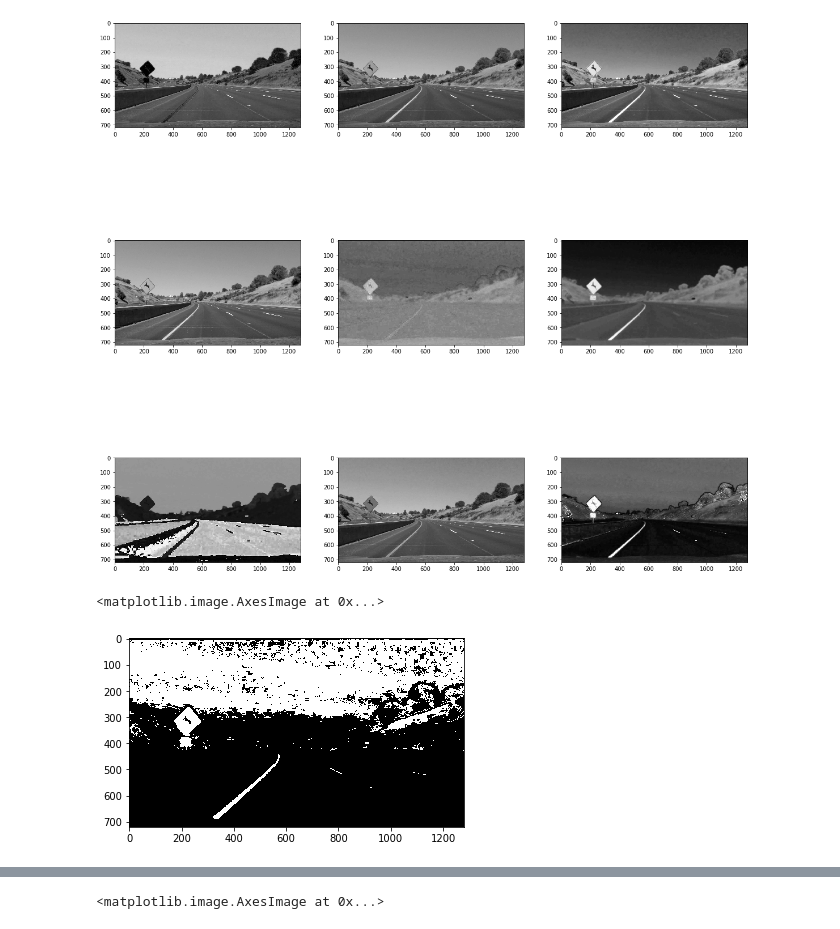
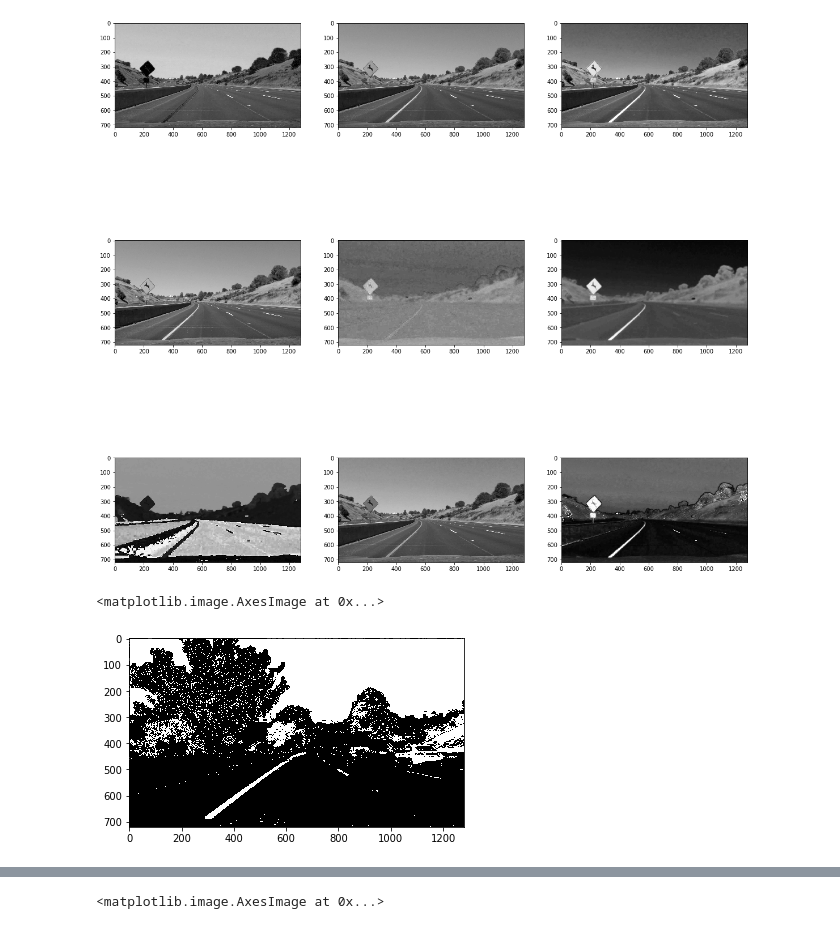
Before and after one commit to alexfjw/carND-Advanced-Lane-Lines, a Jupyter notebook: project_nb.ipynb, the cells around one changed output, grey strips where cells are left out. Cells and saved outputs as stored; diff of their text form; code cells hidden in the pictures.

```diff
--- a/project_nb.ipynb
+++ b/project_nb.ipynb
@@ -114,26 +114,41 @@ axs[8].imshow(test_image_S, cmap='gray')
 # %% [output]
 <matplotlib.image.AxesImage at 0x...>
 [figure]
-# %%
-
-def sobel_with_thresholding(img, s_thresh=(100, 255), l_thresh=(40,255)):
-    img = np.copy(img)
-
-    hls = cv2.cvtColor(img, cv2.COLOR_BGR2HLS).astype(np.float)
-    s_channel = hls[:,:,2]
-    l_channel = hls[:,:,1]
-
-    s_binary = np.zeros_like(s_channel)
-    s_binary[(s_channel >= s_thresh[0]) & (s_channel <= s_thresh[1])] = 1
-
-    l_binary = np.zeros_like(s_channel)
-    l_binary[(l_channel >= l_thresh[0]) & (l_channel <= l_thresh[1])] = 1
-
-    binary = np.zeros_like(s_channel)
-    binary[(l_binary == 1) & (s_binary == 1)] = 1
-    return 255*binary.astype('uint8')
-
-plt.imshow(sobel_with_thresholding(test_image_BGR), cmap='gray')
-# %% [output]
-<matplotlib.image.AxesImage at 0x...>
-[figure, removed]
+# %%
+def apply_filters(img):
+    sobel_kernel=3
+    angle_threshold =(0.8, 1.2)
+    magnitude_threshold =(45,255)
+    sat_threshold =(75,255)
+    lightness_threshold = 40
+
+    gray = cv2.cvtColor(img, cv2.COLOR_BGR2GRAY)
+    sobel_x = cv2.Sobel(gray, cv2.CV_64F, 1, 0, ksize=sobel_kernel)
+    sobel_y = cv2.Sobel(gray, cv2.CV_64F, 0, 1, ksize=sobel_kernel)
+    absx = np.abs(sobel_x)
+    absy = np.abs(sobel_y)
+
+    angles = np.arctan2(absy, absx)
+    magnitude = np.sqrt(sobel_x**2+sobel_y**2)
+    scaled_magnitude = np.uint8(255*magnitude/np.max(magnitude))
+
+    hls = cv2.cvtColor( img, cv2.COLOR_BGR2HLS )
+    L = hls[:,:,1]
+    S = hls[:,:,2]
+
+    binary_output = np.zeros_like(scaled_mag)
+    binary_output[(L > lightness_threshold) &
+                  (((scaled_mag >= magnitude_threshold[0]) &
+                     (scaled_mag <= magnitude_threshold[1]) &
+                     (angles >= angle_threshold[0]) &
+                     (angles <= angle_threshold[1])) |
+                     ((S > sat_threshold[0]) &
+                     (S <= sat_threshold[1])))] = 1
+
+    return binary_output
+
+test_image_BGR_1 = cv2.imread('test_images/test6.jpg')
+plt.imshow(apply_filters(test_image_BGR_1), cmap='gray')
+# %% [output]
+<matplotlib.image.AxesImage at 0x...>
+[figure, added]
```
Also changed, not shown: parts of 8 cells of this notebook, 2 other files.
